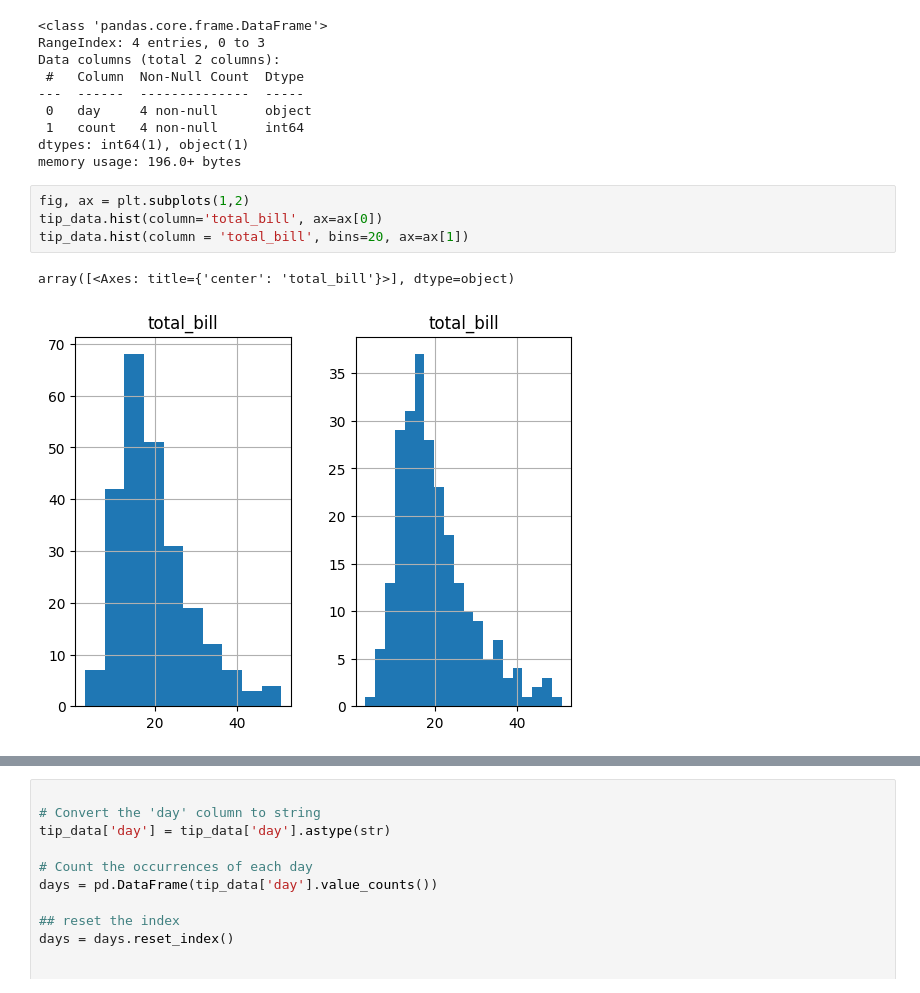
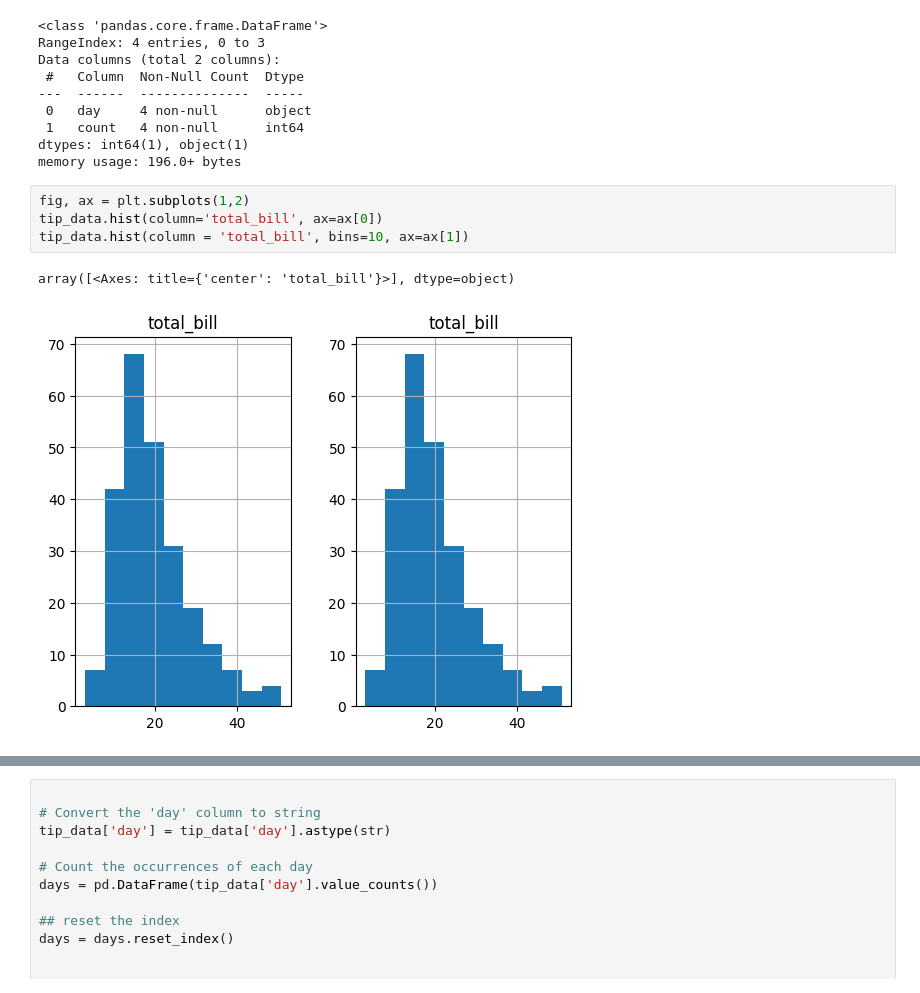
Before and after one commit to bytesbyt/ds_data_visualisation, a Jupyter notebook: pand.ipynb, the cells around one changed output, grey strips where cells are left out. Saved outputs shown, nothing was run; the diff lists cells and outputs as text.

```diff
--- a/pand.ipynb
+++ b/pand.ipynb
@@ -391,10 +402,10 @@ memory usage: 196.0+ bytes
 # %%
 fig, ax = plt.subplots(1,2)
 tip_data.hist(column='total_bill', ax=ax[0])
-tip_data.hist(column = 'total_bill', bins=20, ax=ax[1])
+tip_data.hist(column = 'total_bill', bins=10, ax=ax[1])
 # %% [output]
 array([<Axes: title={'center': 'total_bill'}>], dtype=object)
-[figure, old version]
+[figure, new version]
 # %%
 
 
```
Also changed, not shown: parts of 8 cells of this notebook.
